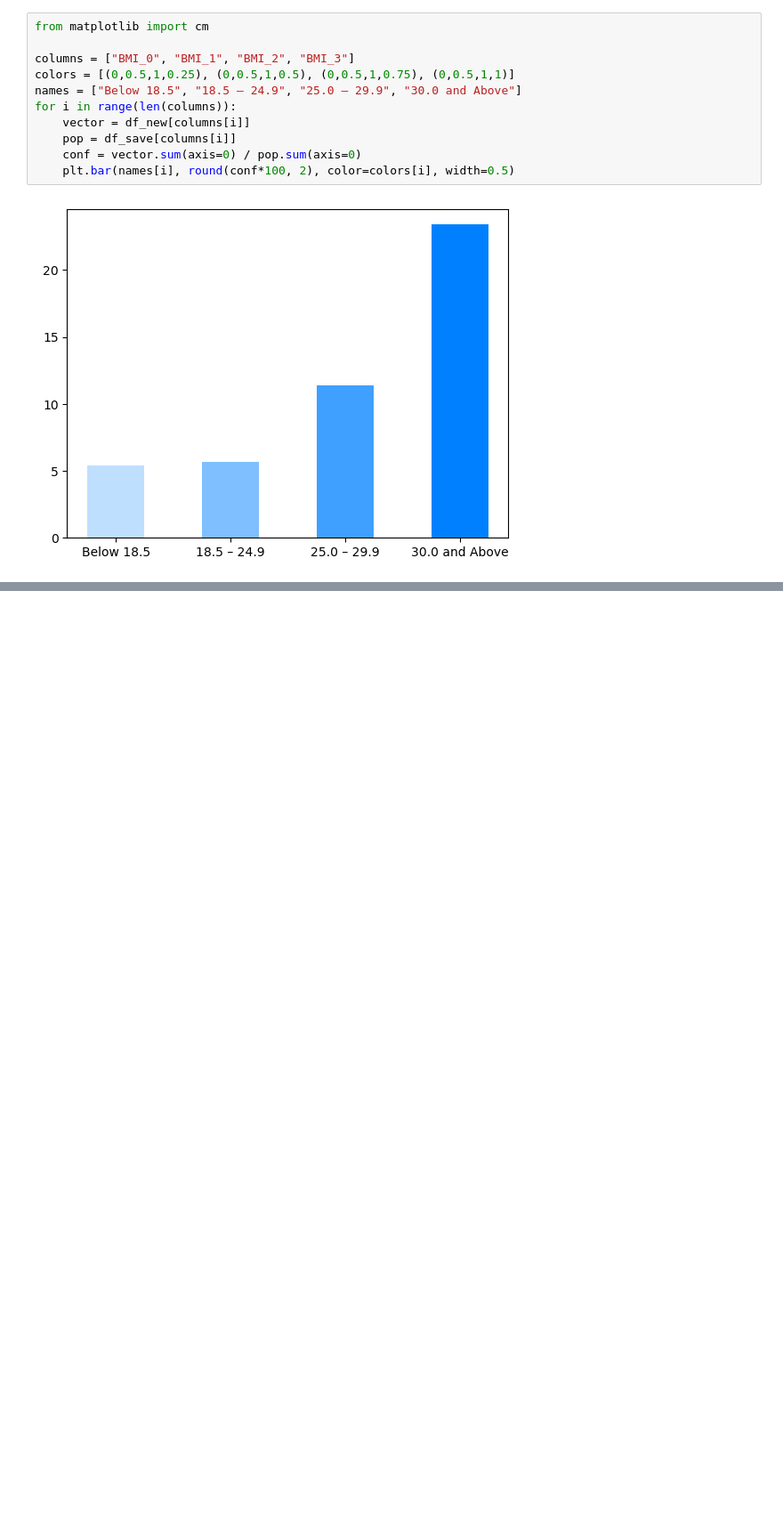
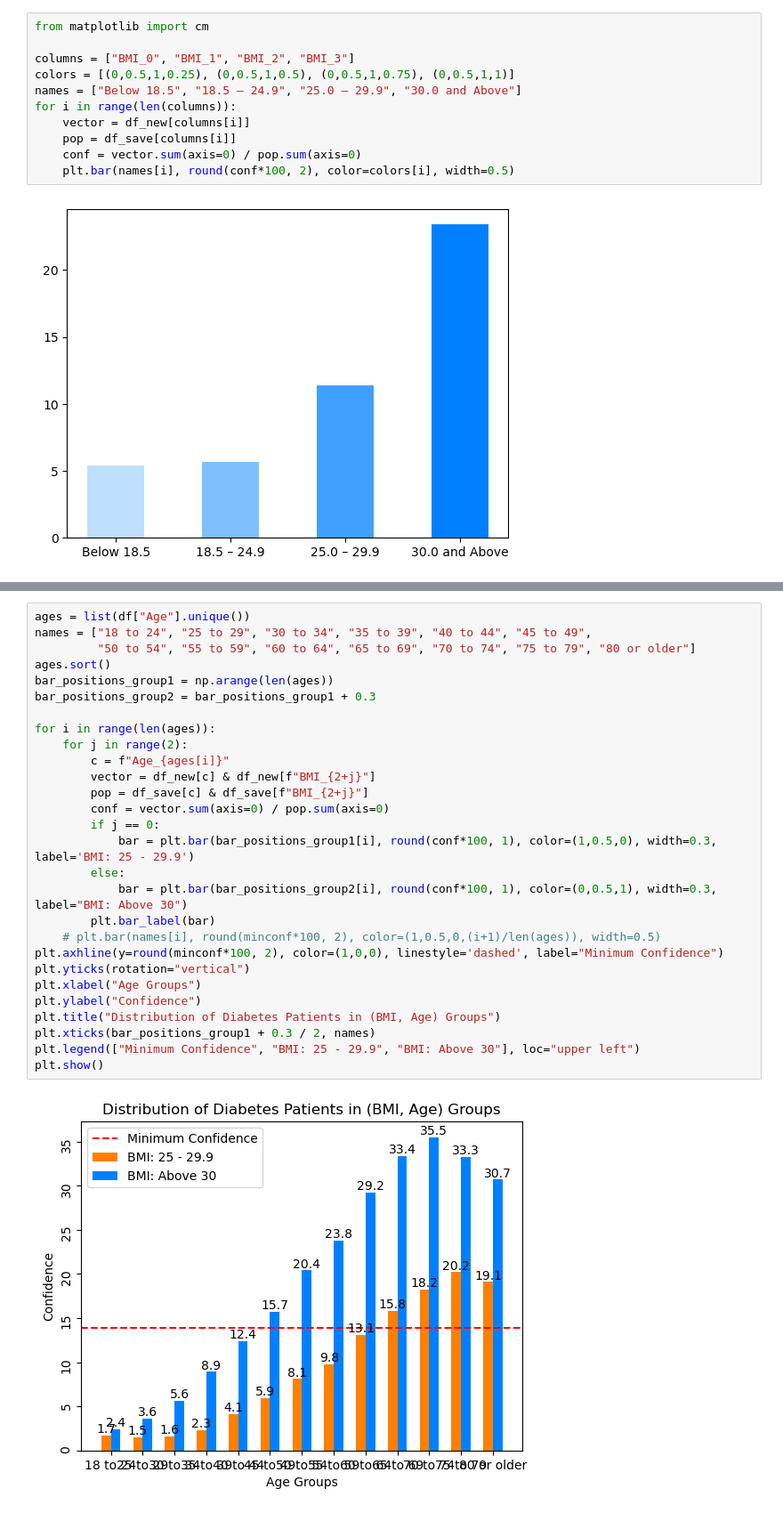
Before and after one commit to amirrezasokhankhosh/Big-data-analysis-for-diabetes, a Jupyter notebook: viper.ipynb, the cells around one changed output, grey strips where cells are left out. Shown at 89% size. Drawn from its saved outputs; the diff is of its cells as text; blank space fills up the shorter version.

```diff
--- a/viper.ipynb
+++ b/viper.ipynb
@@ -147,0 +187,30 @@ df_new["Male"].sum() / df_save["Male"].sum() - df_new["Female"].sum() / df_save[
+# %%
+ages = list(df["Age"].unique())
+names = ["18 to 24", "25 to 29", "30 to 34", "35 to 39", "40 to 44", "45 to 49",
+         "50 to 54", "55 to 59", "60 to 64", "65 to 69", "70 to 74", "75 to 79", "80 or older"]
+ages.sort()
+bar_positions_group1 = np.arange(len(ages))
+bar_positions_group2 = bar_positions_group1 + 0.3
+
+for i in range(len(ages)):
+    for j in range(2):
+        c = f"Age_{ages[i]}"
+        vector = df_new[c] & df_new[f"BMI_{2+j}"]
+        pop = df_save[c] & df_save[f"BMI_{2+j}"]
+        conf = vector.sum(axis=0) / pop.sum(axis=0)
+        if j == 0:
+            bar = plt.bar(bar_positions_group1[i], round(conf*100, 1), color=(1,0.5,0), width=0.3, label='BMI: 25 - 29.9')
+        else:
+            bar = plt.bar(bar_positions_group2[i], round(conf*100, 1), color=(0,0.5,1), width=0.3, label="BMI: Above 30")
+        plt.bar_label(bar)
+    # plt.bar(names[i], round(minconf*100, 2), color=(1,0.5,0,(i+1)/len(ages)), width=0.5)
+plt.axhline(y=round(minconf*100, 2), color=(1,0,0), linestyle='dashed', label="Minimum Confidence")
+plt.yticks(rotation="vertical")
+plt.xlabel("Age Groups")
+plt.ylabel("Confidence")
+plt.title("Distribution of Diabetes Patients in (BMI, Age) Groups")
+plt.xticks(bar_positions_group1 + 0.3 / 2, names)
+plt.legend(["Minimum Confidence", "BMI: 25 - 29.9", "BMI: Above 30"], loc="upper left")
+plt.show()
+# %% [output]
+[figure, added]
```
Also changed, not shown: parts of 12 cells of this notebook, 8 other files.
